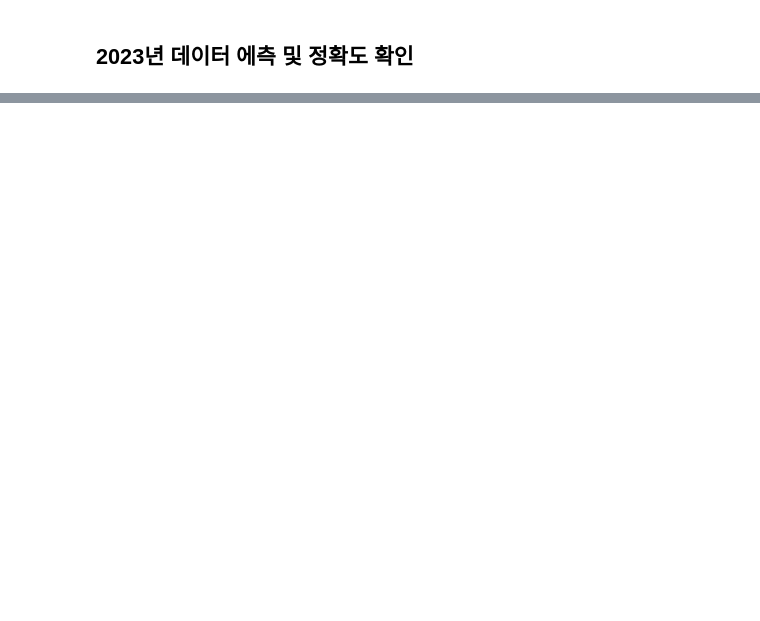
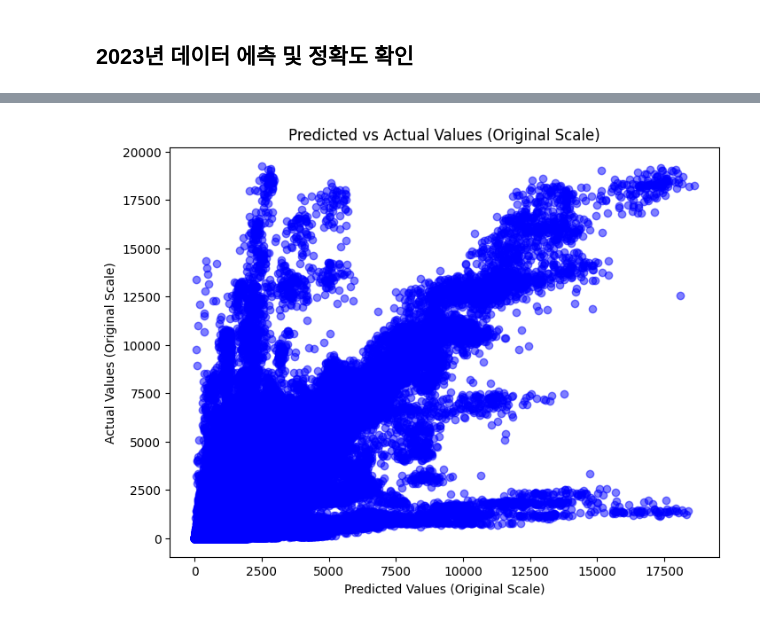
Before and after one commit to SeungminKimdev/seoul-busroute-analysis, a Jupyter notebook: deeplearning/dl_model_training.ipynb, the cells around one changed output, grey strips where cells are left out. Saved outputs shown, nothing was run; the diff lists cells and outputs as text; code cells hidden in the pictures; blank space fills up the shorter version.

```diff
--- a/deeplearning/dl_model_training.ipynb
+++ b/deeplearning/dl_model_training.ipynb
@@ -275,0 +408,18 @@ df_2023 = pd.read_csv('data/learningdata2/testdata_2023.csv',encoding='utf-8')
+# %%
+import numpy as np
+
+import matplotlib.pyplot as plt
+
+# log1p 변환된 값을 원래 값으로 되돌리기
+y_2023_original = np.expm1(y_2023_tensor.cpu().numpy())
+predictions_original = np.expm1(predictions.cpu().numpy())
+
+# 그래프 그리기
+plt.figure(figsize=(8, 6))
+plt.scatter(predictions_original, y_2023_original, alpha=0.5, c='blue')
+plt.xlabel('Predicted Values (Original Scale)')
+plt.ylabel('Actual Values (Original Scale)')
+plt.title('Predicted vs Actual Values (Original Scale)')
+plt.show()
+# %% [output]
+[figure, added]
```
Also changed, not shown: parts of 18 cells of this notebook, 6 other files.
